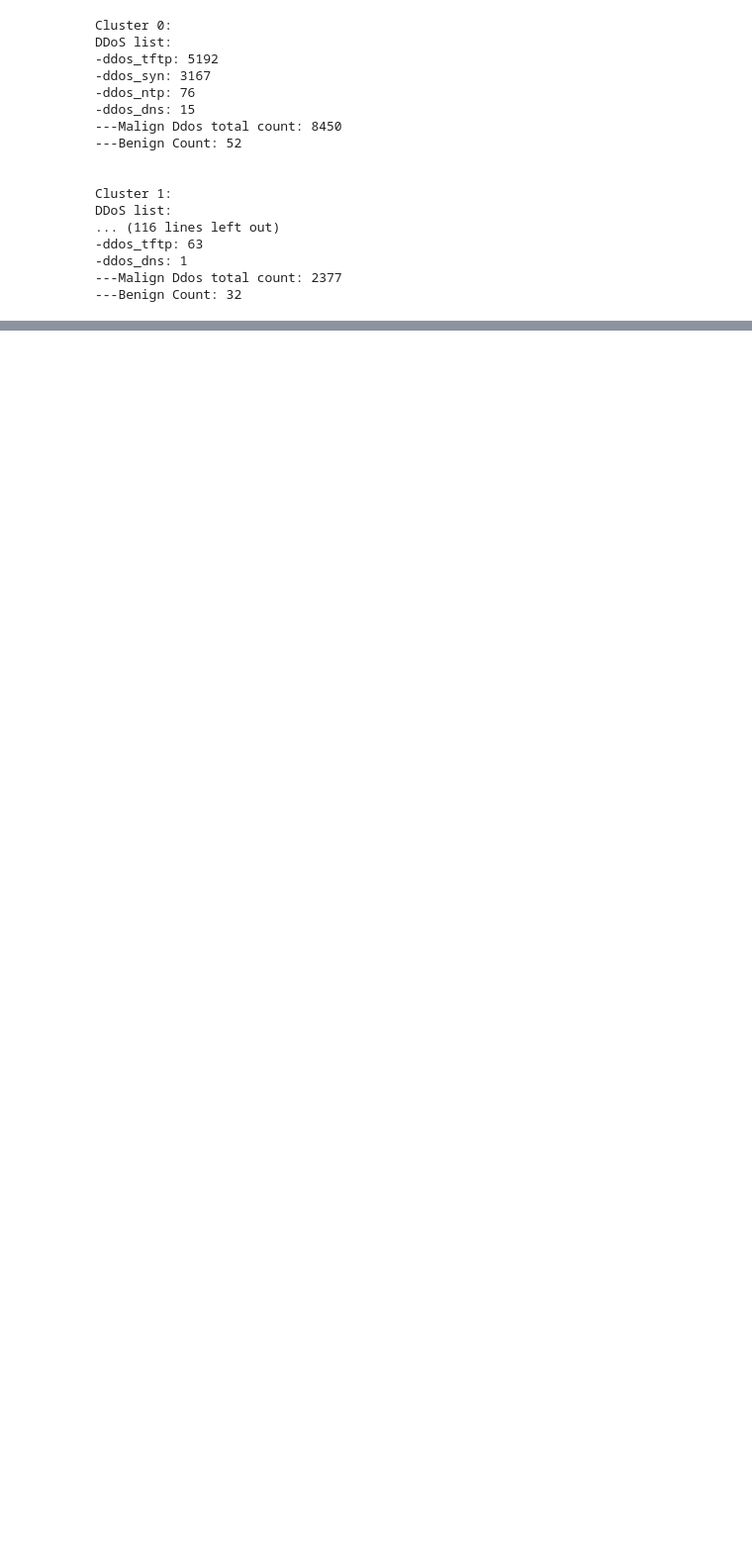
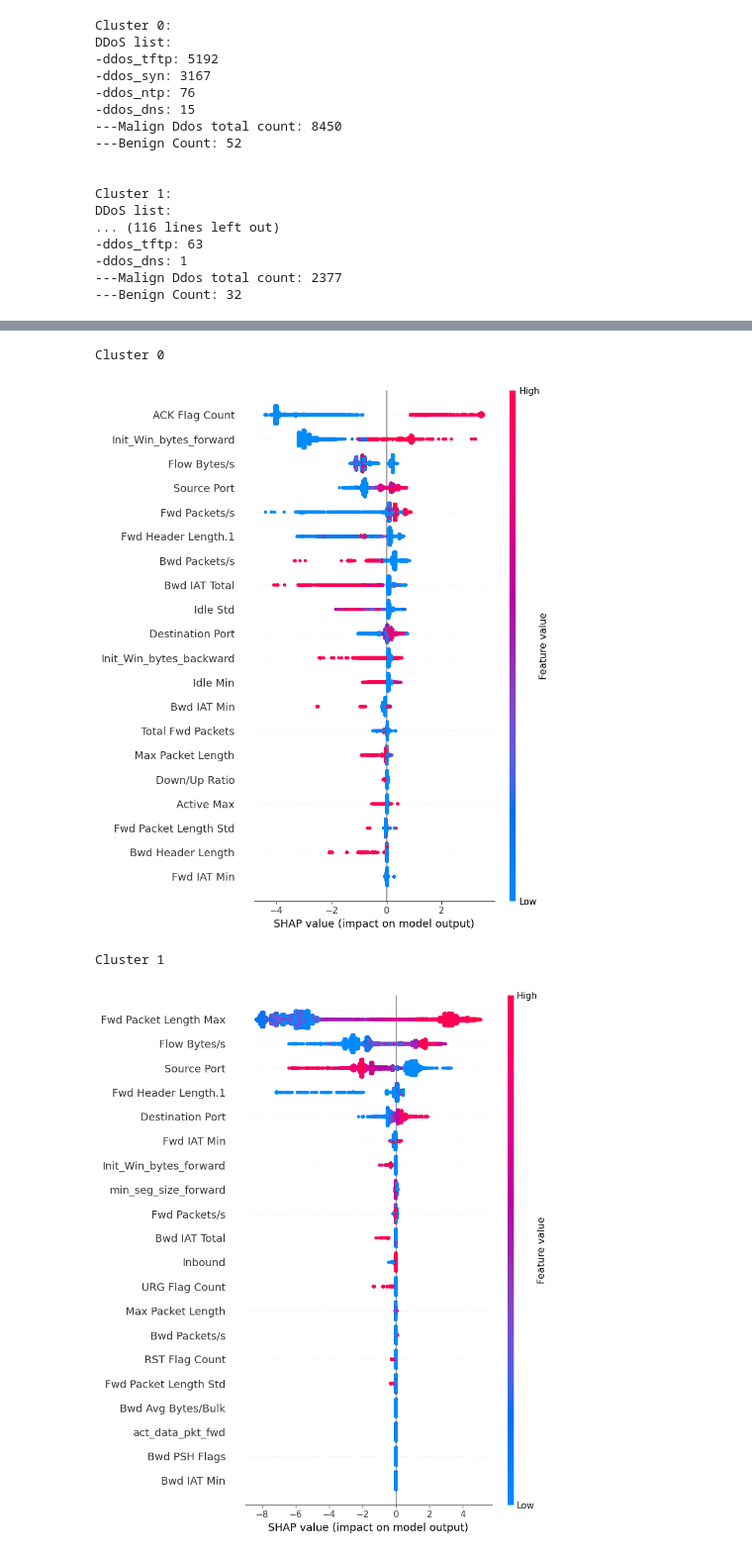
Before and after one commit to n4rciso/DDoS-Detection-using-Machine-Learning, a Jupyter notebook: ToSubmit/ML4N_Project_group9_Section_3&4.ipynb, the cells around one changed output, grey strips where cells are left out. Shown at 99% size. Cells and saved outputs as stored; diff of their text form; code cells hidden in the pictures; blank space fills up the shorter version.

```diff
--- a/ToSubmit/ML4N_Project_group9_Section_3&4.ipynb
+++ b/ToSubmit/ML4N_Project_group9_Section_3&4.ipynb
@@ -559,0 +588,14 @@ Cluster 5
+# %%
+# Calculate SHAP values
+explainer = shap.TreeExplainer(model)
+shap_values = explainer.shap_values(X)
+
+# For each cluster
+for i in range(model.n_classes_):
+    print(f"Cluster {i}")
+    shap.summary_plot(shap_values[i], X)
+# %% [output]
+Cluster 0
+[figure, added]
+Cluster 1
+[figure, added]
```
Also changed, not shown: parts of 21 cells of this notebook.
